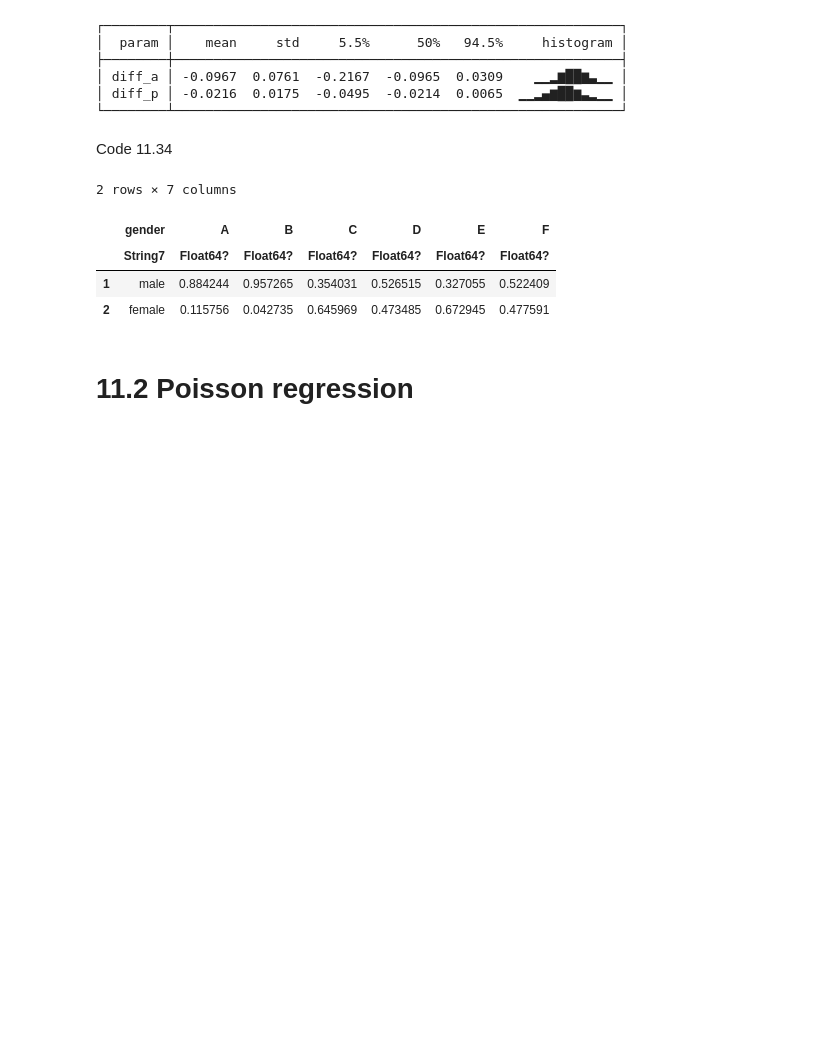
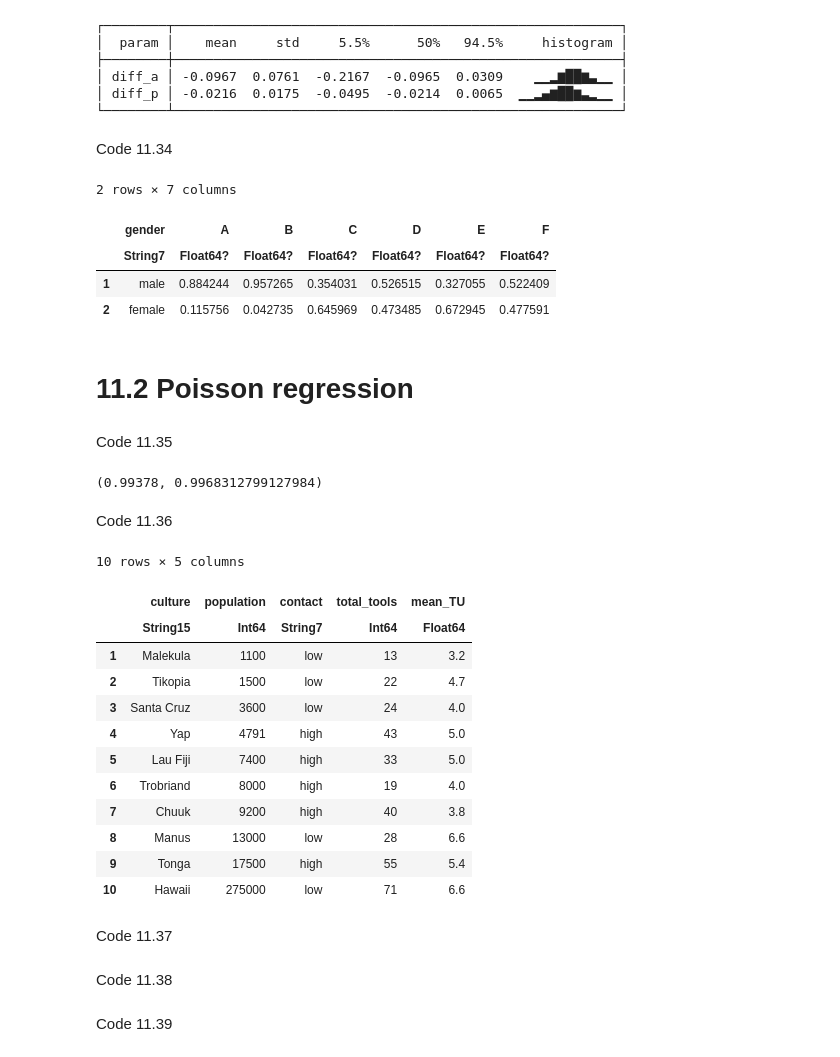
Before and after one commit to Shmuma/rethinking-2ed-julia, a Jupyter notebook: 11-Chapter 11. God Spiked the Integers.ipynb, the cells around one changed output. Cells and saved outputs as stored; diff of their text form; code cells hidden in the pictures; blank space fills up the shorter version.

```diff
--- a/11-Chapter 11. God Spiked the Integers.ipynb
+++ b/11-Chapter 11. God Spiked the Integers.ipynb
@@ -506,3 +506,31 @@ unstack(c, :gender, :dept, :a_ratio)
 | 2 | female | 0.115756 | 0.042735 | 0.645969 | 0.473485 | 0.672945 | 0.477591 |
 # %% [markdown]
 # 11.2 Poisson regression
+# %% [markdown]
+Code 11.35
+# %%
+Random.seed!(1)
+y = rand(Binomial(1000, 1/1000), 10^5)
+mean(y), var(y)
+# %% [output]
+(0.99378, 0.9968312799127984)
+# %% [markdown]
+Code 11.36
+# %%
+d = DataFrame(CSV.File("data/Kline.csv"))
+# %% [output]
+10 rows × 5 columns
+|  | culture | population | contact | total_tools | mean_TU |
+|  | String15 | Int64 | String7 | Int64 | Float64 |
+| 1 | Malekula | 1100 | low | 13 | 3.2 |
+| 2 | Tikopia | 1500 | low | 22 | 4.7 |
+| 3 | Santa Cruz | 3600 | low | 24 | 4.0 |
+| 4 | Yap | 4791 | high | 43 | 5.0 |
+| 5 | Lau Fiji | 7400 | high | 33 | 5.0 |
+| 6 | Trobriand | 8000 | high | 19 | 4.0 |
+| 7 | Chuuk | 9200 | high | 40 | 3.8 |
+| 8 | Manus | 13000 | low | 28 | 6.6 |
+| 9 | Tonga | 17500 | high | 55 | 5.4 |
+| 10 | Hawaii | 275000 | low | 71 | 6.6 |
+# %% [markdown]
+Code 11.37
@@ -508,0 +540,2 @@ unstack(c, :gender, :dept, :a_ratio)
+# %% [markdown]
+Code 11.38
@@ -508,0 +548,2 @@ unstack(c, :gender, :dept, :a_ratio)
+# %% [markdown]
+Code 11.39
```
Also changed, not shown: parts of 3 cells of this notebook, 2 other files.
